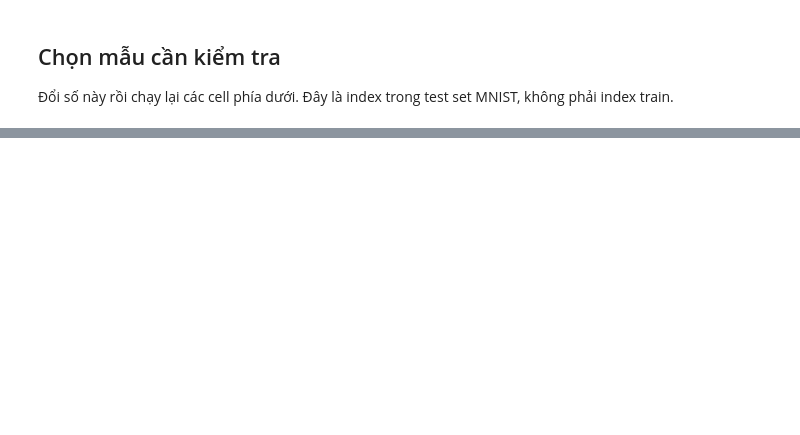
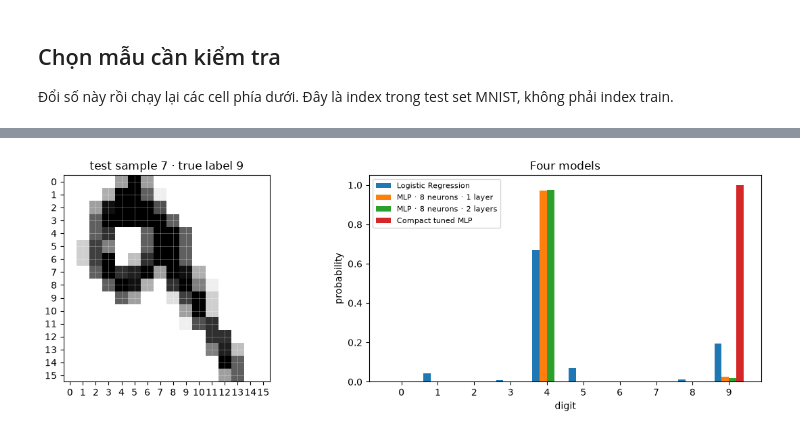
Before and after one commit to NguyenKz/CS2207.26.1.CH.02, a Jupyter notebook: gk/mds/mnist_test.ipynb, the cells around one changed output, grey strips where cells are left out. Cells and saved outputs as stored; diff of their text form; code cells hidden in the pictures; blank space fills up the shorter version.

```diff
--- a/gk/mds/mnist_test.ipynb
+++ b/gk/mds/mnist_test.ipynb
@@ -56,22 +70,24 @@ print('deterministic forward pass: OK')
 # %%
 fig, axes = plt.subplots(1, 2, figsize=(12, 4))
-axes[0].imshow(pixels.reshape(8, 8), cmap='gray_r', vmin=0, vmax=16)
+axes[0].imshow(pixels.reshape(PIXEL_SIZE, PIXEL_SIZE), cmap='gray_r', vmin=0, vmax=16)
 axes[0].set_title(f'test sample {sample_index} · true label {y_test[sample_index]}')
-axes[0].set_xticks(range(8))
-axes[0].set_yticks(range(8))
+axes[0].set_xticks(range(PIXEL_SIZE))
+axes[0].set_yticks(range(PIXEL_SIZE))
 axes[0].grid(color='white', linewidth=0.5, alpha=0.4)
 
 width = 0.2
 digits = np.arange(10)
 for offset, result in enumerate(predictions):
     axes[1].bar(digits + offset * width, result['probabilities'], width, label=result['name'])
 axes[1].set_xticks(digits + width * 1.5, digits)
 axes[1].set_ylim(0, 1.05)
 axes[1].set_xlabel('digit')
 axes[1].set_ylabel('probability')
 axes[1].set_title('Four models')
 axes[1].legend(fontsize=8)
 plt.tight_layout()
+# %% [output]
+[figure, added]
 # %%
 selected_model_id = 'compact-tuned'
 selected = next(result for result in predictions if result['id'] == selected_model_id)
```
Also changed, not shown: parts of 5 cells of this notebook, 18 other files.
